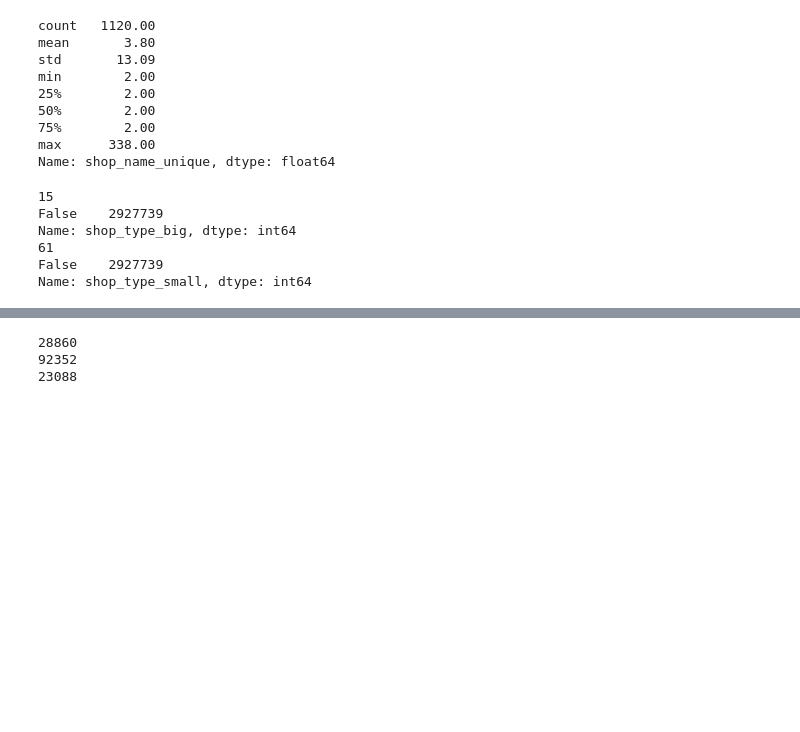
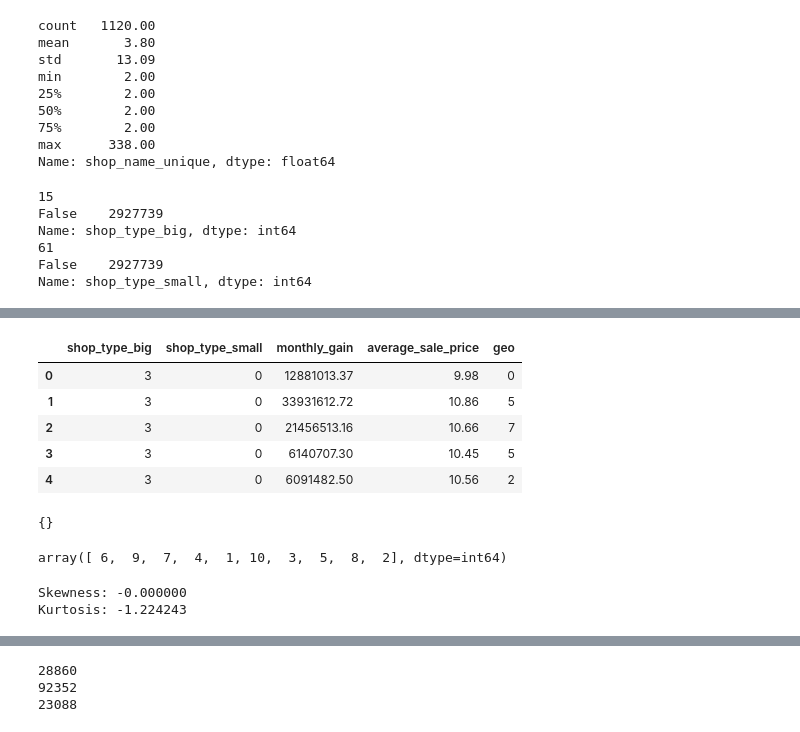
Before and after one commit to iDolphin99/Commerical_data_analysis, a Jupyter notebook: dolphin/baseline_big.ipynb, the cells around one changed output, grey strips where cells are left out. Saved outputs shown, nothing was run; the diff lists cells and outputs as text; code cells hidden in the pictures; blank space fills up the shorter version.

```diff
--- a/dolphin/baseline_big.ipynb
+++ b/dolphin/baseline_big.ipynb
@@ -159,6 +171,3 @@ Name: shop_type_big, dtype: int64
 61
 False    2927739
 Name: shop_type_small, dtype: int64
-# %%
-pd.set_option('display.float_format', '{:.2f}'.format)
-pd.DataFrame(input_data['average_sale_price']).describe()
@@ -370,0 +291,39 @@ Name: monthly_gain, Length: 2863443, dtype: int64
+# %%
+# pandas option 설정 하는 코드
+# monthly_gain의 경우 부동소수점으로 나타나서 보기 어려울땐 윗 줄의 주석을 제거하고 아래에 주석을 추가하고
+# 다시 원래대로 돌리고 싶다면 아래에 주석제거, 위에 주석추가
+pd.options.display.float_format = '{:.2f}'.format
+#pd.reset_option('display.float_format')
+
+input_data.head()
+# %% [output]
+|  | shop_type_big | shop_type_small | monthly_gain | average_sale_price | geo |
+| 0 | 3 | 0 | 12881013.37 | 9.98 | 0 |
+| 1 | 3 | 0 | 33931612.72 | 10.86 | 5 |
+| 2 | 3 | 0 | 21456513.16 | 10.66 | 7 |
+| 3 | 3 | 0 | 6140707.30 | 10.45 | 5 |
+| 4 | 3 | 0 | 6091482.50 | 10.56 | 2 |
+# %%
+price_dict = {}  # original price를 저장하기 위한 dict
+price_list = [0] # 시작 min 값은 0
+for i in range(1, 11) :
+    price_list.append(input_data['monthly_gain'].quantile(q=i*0.1)) # 10% ~ 100% 값을 가져옵니다
+
+def labeling(x) :
+    for i in range(1, len(price_list)) :
+        price_dict[i] = (price_list[i]+price_list[i-1])/2
+        if x < price_list[i] and x >= price_list[i-1] : return i
+    return i
+
+print(price_dict)
+input_data['monthly_gain'] = input_data.monthly_gain.apply(labeling)
+input_data['monthly_gain'].unique()
+# %% [output]
+{}
+array([ 6,  9,  7,  4,  1, 10,  3,  5,  8,  2], dtype=int64)
+# %%
+print("Skewness: %f" % input_data['monthly_gain'].skew())
+print("Kurtosis: %f" % input_data['monthly_gain'].kurt())
+# %% [output]
+Skewness: -0.000000
+Kurtosis: -1.224243
```
Also changed, not shown: parts of 32 cells of this notebook.
